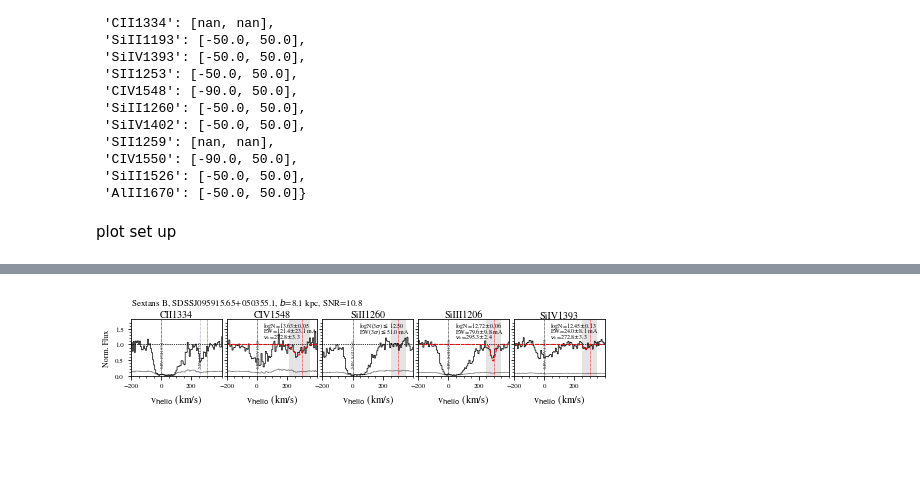
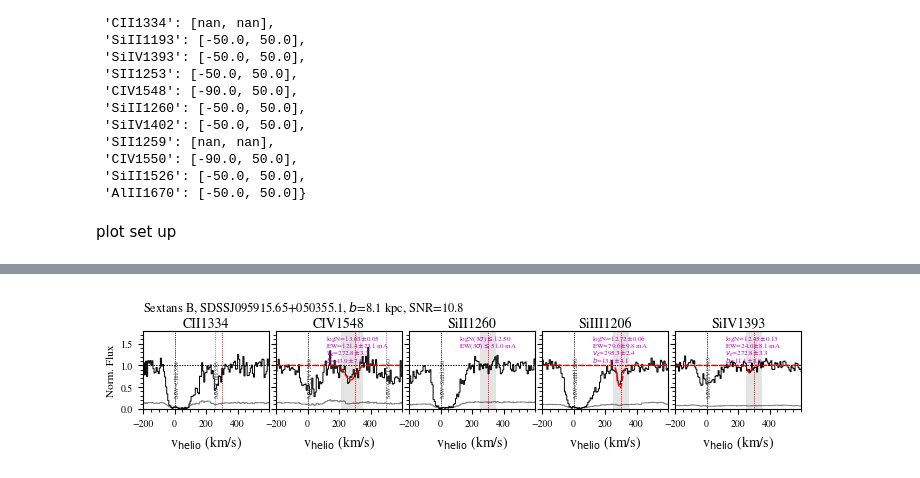
Before and after one commit to yzhenggit/zheng_dwarfcgm_survey, a Jupyter notebook: fig02_dwarf_ion_spec.ipynb, the cells around one changed output, grey strips where cells are left out. Drawn from its saved outputs; the diff is of its cells as text; code cells hidden in the pictures; blank space fills up the shorter version.

```diff
--- a/fig02_dwarf_ion_spec.ipynb
+++ b/fig02_dwarf_ion_spec.ipynb
@@ -110,7 +110,7 @@ plot set up
 # Various plotting functions
 def plt_vhel_flux_short(ax, vhel_arr, flux_arr, err_arr, iline, gal_vhel,
                       vrange=[-300, 300], vaod_min=-50,
-                  vaod_max=50, ymin=-0.1, ymax=1.5, aod_text3='',
+                  vaod_max=50, ymin=-0.1, ymax=1.5, aod_text3='', aod_text4='',
                   aod_text1='', aod_text2='', line_loc='top left'):
     ax.step(vhel_arr, flux_arr, color='k', lw=0.7)
     ax.step(vhel_arr, err_arr, color='k', lw=0.7, alpha=0.5)
@@ -128,20 +128,22 @@ def plt_vhel_flux_short(ax, vhel_arr, flux_arr, err_arr, iline, gal_vhel,
     ax.tick_params('y', labelsize=fs-3)
     ax.set_xlabel(r'v$_{\rm helio}$ (km/s)', fontsize=fs)
     ax.set_title(iline, fontsize=fs, pad=0.2)
-    ax.set_xticks([-200, 0, 200])
+    ax.set_xticks([-200, 0, 200, 400])
 
     # add AOD measurements
     if iline in line_names_short:
-        text_color = 'k'
+        text_color = 'm'
     else:
-        text_color = 'k'
+        text_color = 'm'
     if len(aod_text1)>0:
         xx = dv_left+(dv_right-dv_left)*0.4
         #xx = gal_vhel - 130
-        yy1, yy2, yy3 = 1.56, 1.38, 1.21
-        ax.text(xx, yy1, aod_text1, fontsize=fs-4, color=text_color)
-        ax.text(xx, yy2, aod_text2, fontsize=fs-4, color=text_color)
-        ax.text(xx, yy3, aod_text3, fontsize=fs-4, color=text_color)
+        #yy1, yy2, yy3 = 1.56, 1.38, 1.21
+        yy1, yy2, yy3, yy4 = 1.59, 1.42, 1.25, 1.08
+        ax.text(xx, yy1, aod_text1, fontsize=fs-5, color=text_color)
+        ax.text(xx, yy2, aod_text2, fontsize=fs-5, color=text_color)
+        ax.text(xx, yy3, aod_text3, fontsize=fs-5, color=text_color)
+        ax.text(xx, yy4, aod_text4, fontsize=fs-5, color=text_color)
 
     ax.minorticks_on()
     return ax, ax_xmin, ax_xmax
@@ -172,7 +174,7 @@ def annotate_lines_short(ax, ref_lambda, gal_labels, gal_vs, ymin, ymax, xmin, x
 mw_color = plt.cm.Greys(0.8)
 gal_color = plt.cm.RdPu(0.7)
 dv_left = -200 # velocity range to plot
-dv_right = 400
+dv_right = 600
 line_loc = 'top left'
 # %%
 ionfile_temp = '{}/*_{}_{}_{}.txt'.format(dw_qso_dir, line_name, gal_name, nbin)
@@ -255,6 +257,8 @@ for ll in np.arange(len(line_names_short)):
                         elogN_abs = mod_tb['err_logN'][ind_abs][0]
                         v_abs = mod_tb['vhel'][ind_abs][0]
                         ev_abs = mod_tb['err_vhel'][ind_abs][0]
+                        b_abs = mod_tb['b'][ind_abs][0]
+                        eb_abs = mod_tb['err_b'][ind_abs][0]
 
                         # plot the data
                         aod_text1 = r'logN={:.2f}$\pm${:.2f}'.format(logN_abs, elogN_abs)
@@ -262,11 +266,13 @@ for ll in np.arange(len(line_names_short)):
                                                                aod_tb['Wr(mA)'][ind_aod][0],
                                                                aod_tb['eWr(mA)'][ind_aod][0])
                         aod_text3 = r'$v_c$={:.1f}$\pm${:.1f}'.format(v_abs, ev_abs)
+                        aod_text4 = r'$b$={:.1f}$\pm${:.1f}'.format(b_abs, eb_abs)
                         plt_vhel_flux_short(ax_v, line_vhel, line_flux+np.nan, line_err+np.nan,
                                             line_name, gal_vhel, vrange=[dv_left, dv_right],
                                             vaod_min=vaod_min, vaod_max=vaod_max,
                                             ymin=0, ymax=1.8, aod_text1=aod_text1,
                                             aod_text2=aod_text2, aod_text3=aod_text3,
+                                            aod_text4=aod_text4,
                                             line_loc=line_loc)
 
         else:
@@ -293,33 +299,33 @@ for ll in np.arange(len(line_names_short)):
                                                                aod_tb['eWr(mA)'][ind_aod][0])
             aod_text3 = ''
             plt_vhel_flux_short(ax_v, line_vhel, line_flux+np.nan, line_err+np.nan,
                                 line_name, gal_vhel, vrange=[dv_left, dv_right],
                                 vaod_min=vaod_min, vaod_max=vaod_max,
                                 ymin=0, ymax=1.8, aod_text1=aod_text1,
                                 aod_text2=aod_text2,
                                 aod_text3=aod_text3,
                                 line_loc=line_loc)
 
         annotate_lines_short(ax_v, line_lambda, ['MW'], [0],
                              0, 1.8, dv_left, dv_right, fs=fs-5)
 
 pp = r'$b$={:.1f} kpc, SNR={:.1f}'.format(qso_rkpc[0], qso_snr[0])
 ss = '{}, {}, {}'.format(gal_name, qso_name, pp)
 axes[0].text(dv_left, 2.25, ss, fontsize=fs-1)
 #axes[0].text(dv_left, 2.25, qso_name, fontsize=fs-3)
 #axes[0].text(dv_left, 1.95, , fontsize=fs-3)
 axes[0].set_ylabel('Norm. Flux', fontsize=fs-2)
 
 for ax in axes[1:]:
     ax.set_yticklabels([])
 
 plt.savefig('./figs/fig2_{}_{}_ionspec.pdf'.format(gal_name_short, qso_name))
 #fig_name = save_name+'_short.pdf'
 #print(fig_name)
 #fig.savefig(fig_name)
 #plt.close()a
 #fig.savefig('/Users/Yong/Desktop/test.pdf')
 # %% [output]
-[figure, old version]
+[figure, new version]
 # %%
 save_name
```
Also changed, not shown: parts of 2 cells of this notebook, 11 other files.
